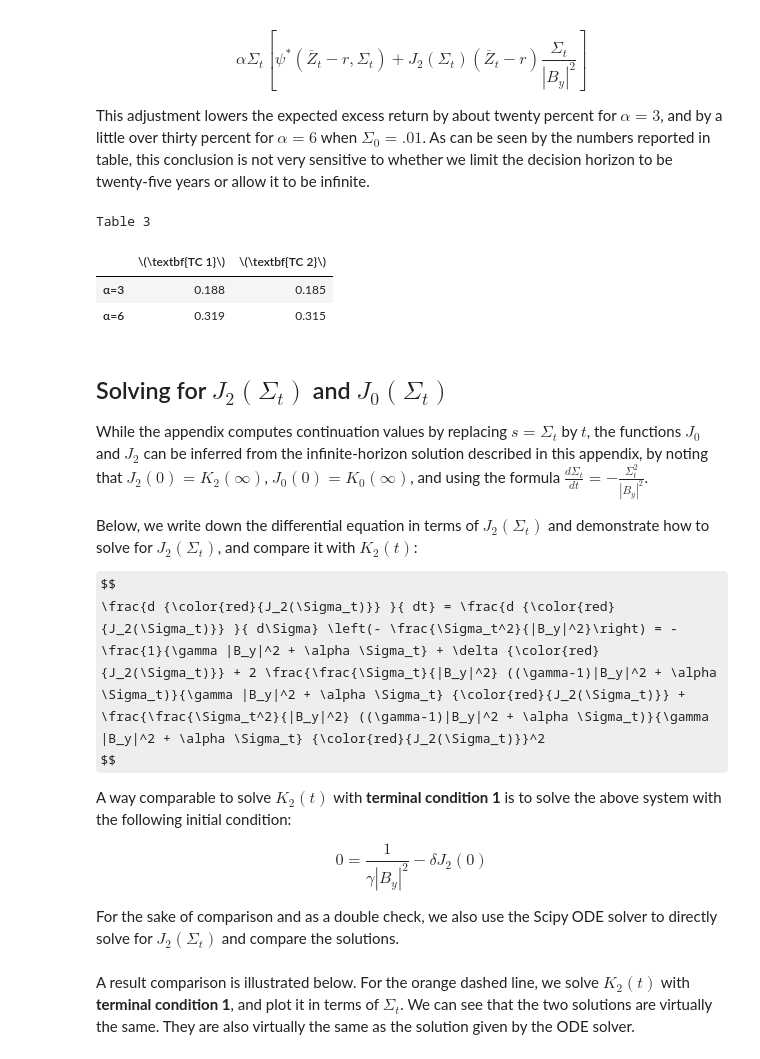
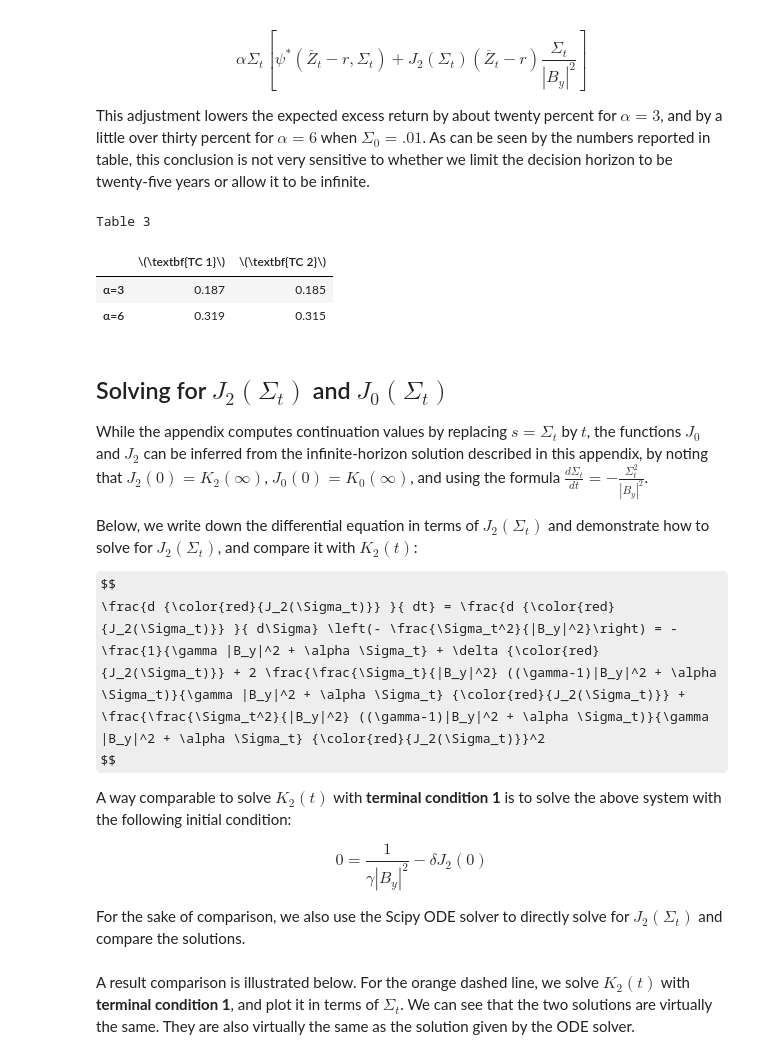
Before and after one commit to lphansen/PortfolioChoice, a Jupyter notebook: PortfolioSolution.ipynb, the cells around one changed output. Drawn from its saved outputs; the diff is of its cells as text; code cells hidden in the pictures; some formulas as TeX source.

```diff
--- a/PortfolioSolution.ipynb
+++ b/PortfolioSolution.ipynb
@@ -528,9 +577,13 @@ alpha = 3
 temp = []
 for Σ in [0.05**2, 0.10**2, 0.25**2]:
     hed_temp = []
-    k2_Miao, _ = simulate_K0(25, 0.1, args=(Σ, B_y, γ, alpha, δ, r), limitingTerm=False)
+#     k2_Miao, _ = simulate_K0(25, 0.1, args=(Σ, B_y, γ, alpha, δ, r), limitingTerm=False)
+    k̃2_Miao = solve_K̃2(25, 0.1, args=(Σ, B_y, γ, alpha, δ, r), limitingTerm=False)
+    k2_Miao = k̃2_Miao.y.flatten()[::-1]
     hed_Miao = hedging_slope(k2_Miao[0], args=(Σ, B_y, γ, alpha, δ, r))
-    k2_Hansen, _ = simulate_K0(100_000, 0.1, args=(Σ, B_y, γ, alpha, δ, r), limitingTerm=True)
+#     k2_Hansen, _ = simulate_K0(100_000, 0.1, args=(Σ, B_y, γ, alpha, δ, r), limitingTerm=True)
+    k̃2_Hansen = solve_K̃2(100_000, 0.1, args=(Σ, B_y, γ, alpha, δ, r), limitingTerm=True)
+    k2_Hansen = k̃2_Hansen.y.flatten()[::-1]
     hed_Hansen = hedging_slope(k2_Hansen[0], args=(Σ, B_y, γ, alpha, δ, r))
     hed_temp.append(hed_Hansen)
     hed_temp.append(hed_Miao)
@@ -538,9 +591,13 @@ for Σ in [0.05**2, 0.10**2, 0.25**2]:
 
 for Σ in [0.05**2, 0.10**2, 0.25**2]:
     my_temp = []
-    k2_Miao, _ = simulate_K0(25, 0.1, args=(Σ, B_y, γ, alpha, δ, r), limitingTerm=False)
+#     k2_Miao, _ = simulate_K0(25, 0.1, args=(Σ, B_y, γ, alpha, δ, r), limitingTerm=False)
+    k̃2_Miao = solve_K̃2(25, 0.1, args=(Σ, B_y, γ, alpha, δ, r), limitingTerm=False)
+    k2_Miao = k̃2_Miao.y.flatten()[::-1]
     my_Miao = myopic_slope(args=(Σ, B_y, γ, alpha, δ, r))
-    k2_Hansen, _ = simulate_K0(100_000, 0.1, args=(Σ, B_y, γ, alpha, δ, r), limitingTerm=True)
+#     k2_Hansen, _ = simulate_K0(100_000, 0.1, args=(Σ, B_y, γ, alpha, δ, r), limitingTerm=True)
+    k̃2_Hansen = solve_K̃2(100_000, 0.1, args=(Σ, B_y, γ, alpha, δ, r), limitingTerm=True)
+    k2_Hansen = k̃2_Hansen.y.flatten()[::-1]
     my_Hansen = myopic_slope(args=(Σ, B_y, γ, alpha, δ, r))
     my_temp.append(my_Hansen)
     my_temp.append(my_Miao)
@@ -548,9 +605,13 @@ for Σ in [0.05**2, 0.10**2, 0.25**2]:
 
 for Σ in [0.05**2, 0.10**2, 0.25**2]:
     total_temp = []
-    k2_Miao, _ = simulate_K0(25, 0.1, args=(Σ, B_y, γ, alpha, δ, r), limitingTerm=False)
+#     k2_Miao, _ = simulate_K0(25, 0.1, args=(Σ, B_y, γ, alpha, δ, r), limitingTerm=False)
+    k̃2_Miao = solve_K̃2(25, 0.1, args=(Σ, B_y, γ, alpha, δ, r), limitingTerm=False)
+    k2_Miao = k̃2_Miao.y.flatten()[::-1]
     total_Miao = total_slope(k2_Miao[0], args=(Σ, B_y, γ, alpha, δ, r))
-    k2_Hansen, _ = simulate_K0(100_000, 0.1, args=(Σ, B_y, γ, alpha, δ, r), limitingTerm=True)
+#     k2_Hansen, _ = simulate_K0(100_000, 0.1, args=(Σ, B_y, γ, alpha, δ, r), limitingTerm=True)
+    k̃2_Hansen = solve_K̃2(100_000, 0.1, args=(Σ, B_y, γ, alpha, δ, r), limitingTerm=True)
+    k2_Hansen = k̃2_Hansen.y.flatten()[::-1]
     total_Hansen = total_slope(k2_Hansen[0], args=(Σ, B_y, γ, alpha, δ, r))
     total_temp.append(total_Hansen)
     total_temp.append(total_Miao)
@@ -595,36 +656,40 @@ This adjustment lowers the expected excess return by about twenty percent for $\
 # %%
 # table 3
 
 def distortion_slope(k2, args):
     Σ0, B_y, γ, α, δ, r = args
-    ψ_slope = total_slope(k2[0], args)
-    res = α*Σ0*(ψ_slope + k2[0]*Σ0/B_y**2)
+    ψ_slope = total_slope(k2, args)
+    res = α*Σ0*(ψ_slope + k2*Σ0/B_y**2)
     return res
 
 γ = 5
 Σ = 0.1**2
 Alphas = [3, 6]
 
 temp = []
 for alpha in Alphas:
     distortion_temp = []
-    k2_Miao, _ = simulate_K0(25, 0.1, args=(Σ, B_y, γ, alpha, δ, r), limitingTerm=False)
-    distortion_Miao = distortion_slope(k2_Miao, args=(Σ, B_y, γ, alpha, δ, r))
-    k2_Hansen, _ = simulate_K0(100_000, 0.1, args=(Σ, B_y, γ, alpha, δ, r), limitingTerm=True)
-    distortion_Hansen = distortion_slope(k2_Hansen, args=(Σ, B_y, γ, alpha, δ, r))
+#     k2_Miao, _ = simulate_K0(25, 0.1, args=(Σ, B_y, γ, alpha, δ, r), limitingTerm=False)
+    k̃2_Miao = solve_K̃2(25, 0.1, args=(Σ, B_y, γ, alpha, δ, r), limitingTerm=False)
+    k2_Miao = k̃2_Miao.y.flatten()[::-1]
+    distortion_Miao = distortion_slope(k2_Miao[0], args=(Σ, B_y, γ, alpha, δ, r))
+#     k2_Hansen, _ = simulate_K0(100_000, 0.1, args=(Σ, B_y, γ, alpha, δ, r), limitingTerm=True)
+    k̃2_Hansen = solve_K̃2(100_000, 0.1, args=(Σ, B_y, γ, alpha, δ, r), limitingTerm=True)
+    k2_Hansen = k̃2_Hansen.y.flatten()[::-1]
+    distortion_Hansen = distortion_slope(k2_Hansen[0], args=(Σ, B_y, γ, alpha, δ, r))
     distortion_temp.append(distortion_Hansen)
     distortion_temp.append(distortion_Miao)
     temp.append(distortion_temp)
 
 data3 = np.round(temp,3)
 ids = ["α=3", "α=6"]
 tab3 = pd.DataFrame(data3, index=ids, columns=["\(\textbf{TC 1}\)", "\(\textbf{TC 2}\)"])
 print("Table 3")
 tab3
 # %% [output]
 Table 3
 |  | \(\textbf{TC 1}\) | \(\textbf{TC 2}\) |
-| α=3 | 0.188 | 0.185 |
+| α=3 | 0.187 | 0.185 |
 | α=6 | 0.319 | 0.315 |
 # %% [markdown]
 ## Solving for $J_2 (\Sigma_t)$ and $J_0(\Sigma_t)$
@@ -644,7 +709,7 @@ $$
 0 = \frac{1}{\gamma |B_y|^2} - \delta J_2(0)
 $$
 
-For the sake of comparison and as a double check, we also use the Scipy ODE solver to directly solve for $J_2(\Sigma_t)$ and compare the solutions.
+For the sake of comparison, we also use the Scipy ODE solver to directly solve for $J_2(\Sigma_t)$ and compare the solutions.
 # %%
 @njit
 def solve_J2(Σt, initial, args):
```
Also changed, not shown: parts of 13 cells of this notebook, 1 other file.
